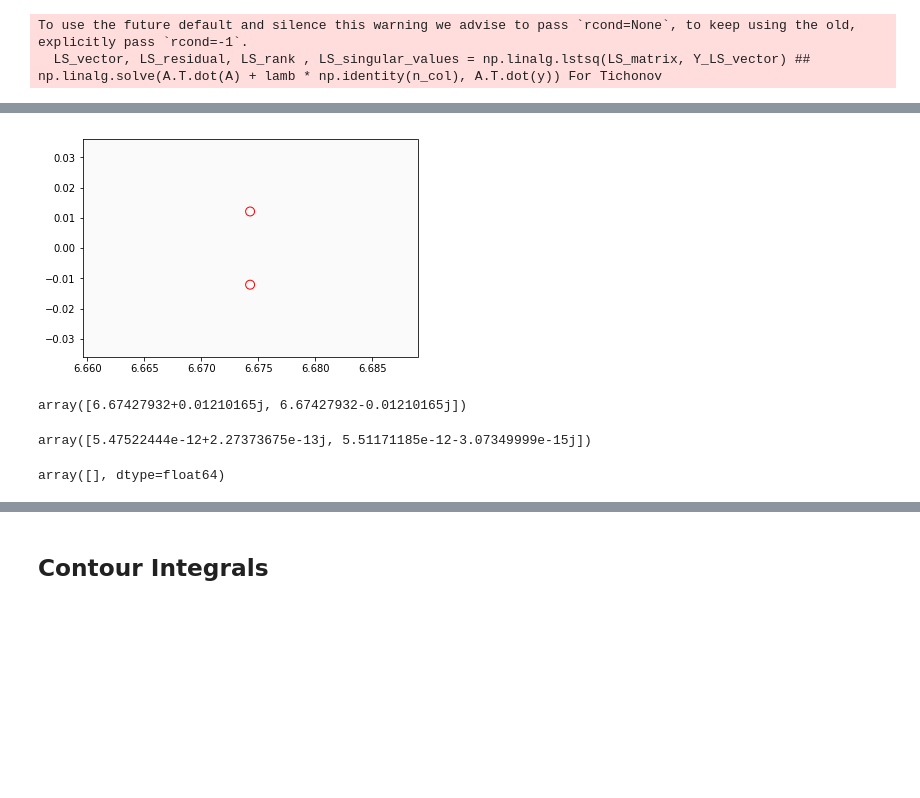
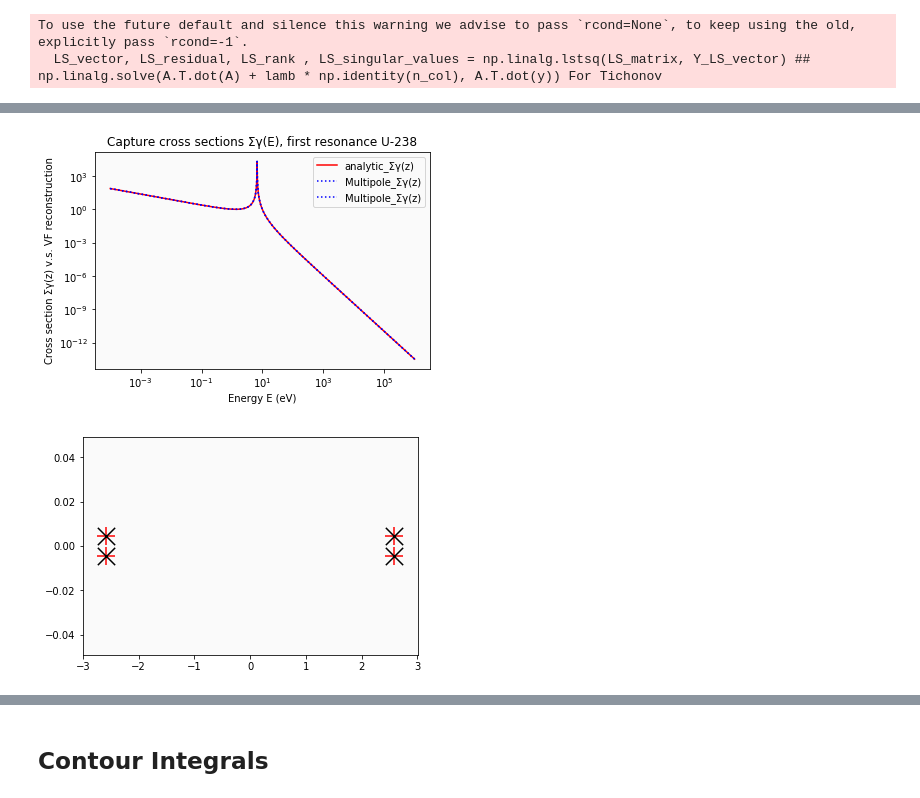
Before and after one commit to icmeyer/Uncertainty-Methods-Toy-Problem, a Jupyter notebook: covariance_conversion.ipynb, the cells around one changed output, grey strips where cells are left out. Cells and saved outputs as stored; diff of their text form; code cells hidden in the pictures; blank space fills up the shorter version.

```diff
--- a/covariance_conversion.ipynb
+++ b/covariance_conversion.ipynb
@@ -224,14 +251,14 @@ Generate training points from the cross section
 E_max_train = 10**5 # Minimum energy of the energy groups
 E_min_train = 10**-3 # Maximum energy of the energy groups & the cutoff energy of the fision spectrum
 N_g_train = 10000 # Number of energy groups
-z_train = np.logspace(np.log10(E_min_train),np.log10(E_max_train),N_g_train) # Energy groups (here log-spaced) for flux ψ
-Y_train1 = np.array([z_train[g]**0.5*evaluate_Σγ(z_train[g], μ_Γ_U238) for g in range(z_train.size)]) #if you want
+x_train = np.logspace(np.log10(E_min_train),np.log10(E_max_train),N_g_train) # Energy groups (here log-spaced) for flux ψ
+Y_train1 = np.array([x_train[g]**2 * z_space_Σγ(x_train[g], μ_Γ_U238) for g in range(x_train.size)]) #if you want
 # %%
 Y_train = np.transpose(np.array([Y_train1, Y_train1]))
 # %% [markdown]
 VF algorithm results
 # %%
-VF_poles, VF_residues, VF_poly_coeff, VF_offset, VF_residual, barycentric_residues = VF_algorithm(z_train, Y_train, 100, 0, 2) ## add VF_poly_coeff when poly_order not zero
+VF_poles, VF_residues, VF_poly_coeff, VF_offset, VF_residual, barycentric_residues = VF_algorithm(x_train, Y_train, 100, 0, 4) ## add VF_poly_coeff when poly_order not zero
 # %% [output]
 The VF_algorithm was provided a number of poles to learn and is generating an initial guess
 The training points are only along the real axis, and the initial guesses are generated accordingly with a shift
@@ -261,17 +267,28 @@ plt.rcParams['axes.facecolor'] = '0.98'
-# %%
-plt.scatter(np.real(VF_poles), np.imag(VF_poles), s=80, facecolors='none', edgecolors='r')
-plt.show()
-# %% [output]
-[figure, removed]
-# %%
-VF_poles
-# %% [output]
-array([6.67427932+0.01210165j, 6.67427932-0.01210165j])
-# %%
-VF_offset
-# %% [output]
-array([5.47522444e-12+2.27373675e-13j, 5.51171185e-12-3.07349999e-15j])
-# %%
-VF_poly_coeff
-# %% [output]
-array([], dtype=float64)
+# %%
+def Σγ_VF(z):
+    return 1/z**2 * rational_function(z, VF_poles, VF_residues, VF_offset, VF_poly_coeff)
+# %%
+## Plot the mean cross section values.
+titre_Σ = 'Capture cross sections Σγ(E), first resonance U-238'
+titre_Σ_pdf = "%s.%s"%(titre_Σ, 'pdf')
+
+#plt.close('all')
+# Plotting the cross section
+#plt.loglog(E_g , np.array([sum(list(Σ_vector(E_g[g], μ_Γ_all))) for g in range(E_g.size)]) )
+plt.loglog(z_g**2 , np.array([z_space_Σγ(z_g[g], μ_Γ_U238) for g in range(z_g.size)]) , '-r', label='analytic_Σγ(z)')
+plt.loglog(z_g**2 , np.array([Σγ_VF(z_g[g]) for g in range(z_g.size)]) , ':k', label='Multipole_Σγ(z)')
+plt.ylabel('Cross section Σγ(z) v.s. VF reconstruction')
+plt.xlabel('Energy E (eV)')
+plt.title(titre_Σ)
+plt.legend()
+
+plt.rcParams['axes.facecolor'] = '0.98'
+# %% [output]
+[figure, added]
+# %%
+plt.scatter(np.real(np.array([Π_tot[j][0] for j in range(Π_tot.shape[0])])), np.imag(np.array([Π_tot[j][0] for j in range(Π_tot.shape[0])])), s=300, color='r', marker='+')
+plt.scatter(np.real(VF_poles), np.imag(VF_poles), s=300,  color='k', marker='x')
+plt.show()
+plt.show()
+# %% [output]
+[figure, added]
```
Also changed, not shown: parts of 89 cells of this notebook, 1 other file.
